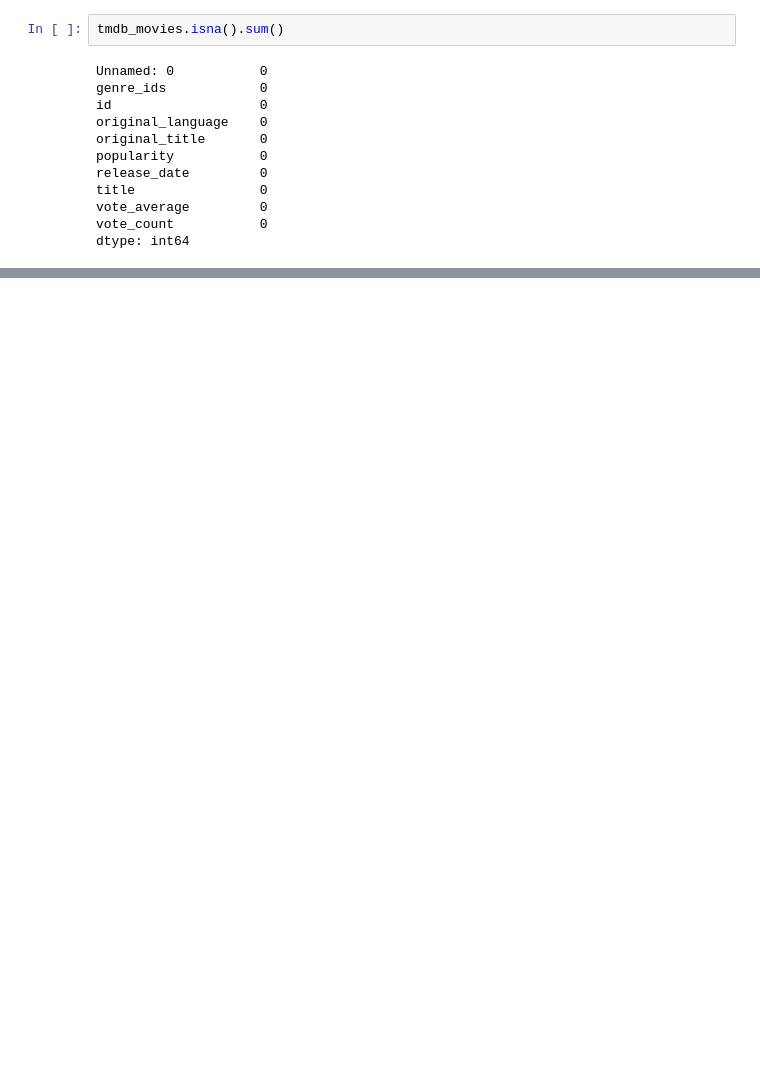
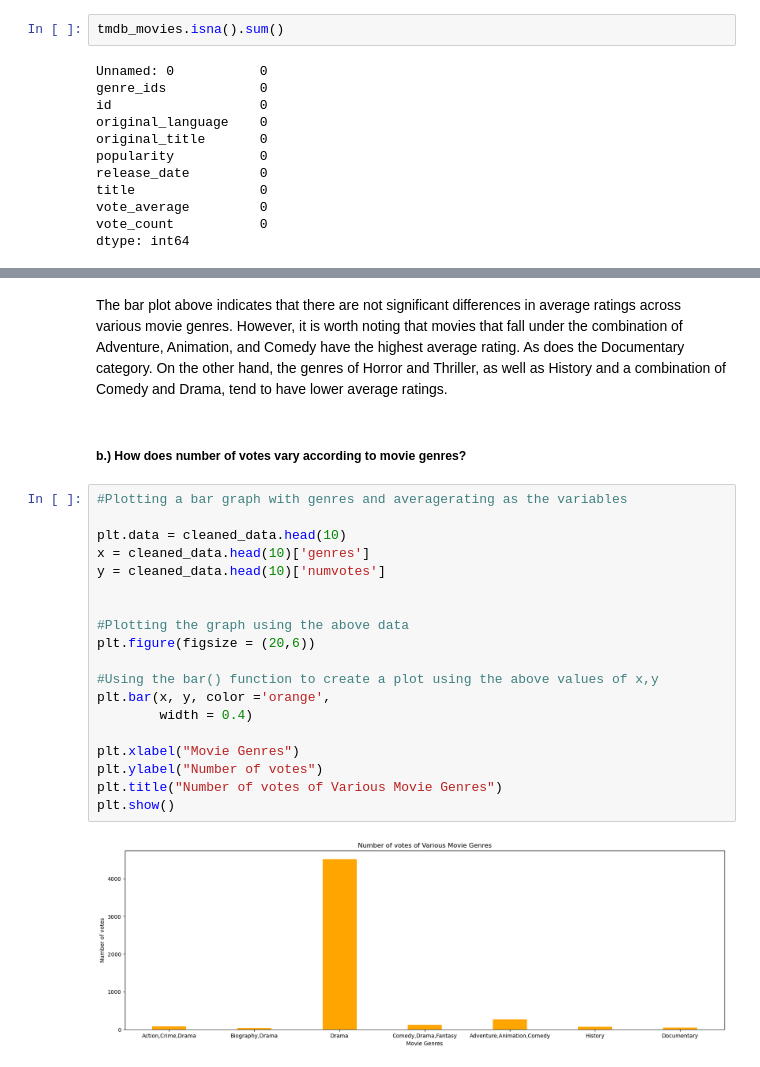
Before and after one commit to JaniceWaihumbu/Phase_1_Project, a Jupyter notebook: Phase_1_Project_Working_Document.ipynb, the cells around one changed output, grey strips where cells are left out. Saved outputs shown, nothing was run; the diff lists cells and outputs as text; blank space fills up the shorter version.

```diff
--- a/Phase_1_Project_Working_Document.ipynb
+++ b/Phase_1_Project_Working_Document.ipynb
@@ -342,0 +611,25 @@ dtype: int64
+# %% [markdown]
+The bar plot above indicates that there are not significant differences in average ratings across various movie genres. However, it is worth noting that movies that fall under the combination of Adventure, Animation, and Comedy have the highest average rating. As does the Documentary category. On the other hand, the genres of Horror and Thriller, as well as History and a combination of Comedy and Drama, tend to have lower average ratings.
+# %% [markdown]
+##### b.) How does number of votes vary according to movie genres?
+# %%
+#Plotting a bar graph with genres and averagerating as the variables
+
+plt.data = cleaned_data.head(10)
+x = cleaned_data.head(10)['genres']
+y = cleaned_data.head(10)['numvotes']
+
+
+#Plotting the graph using the above data
+plt.figure(figsize = (20,6))
+
+#Using the bar() function to create a plot using the above values of x,y
+plt.bar(x, y, color ='orange',
+        width = 0.4)
+
+plt.xlabel("Movie Genres")
+plt.ylabel("Number of votes")
+plt.title("Number of votes of Various Movie Genres")
+plt.show()
+# %% [output]
+[figure, added]
```
Also changed, not shown: parts of 57 cells of this notebook, 7 other files.
